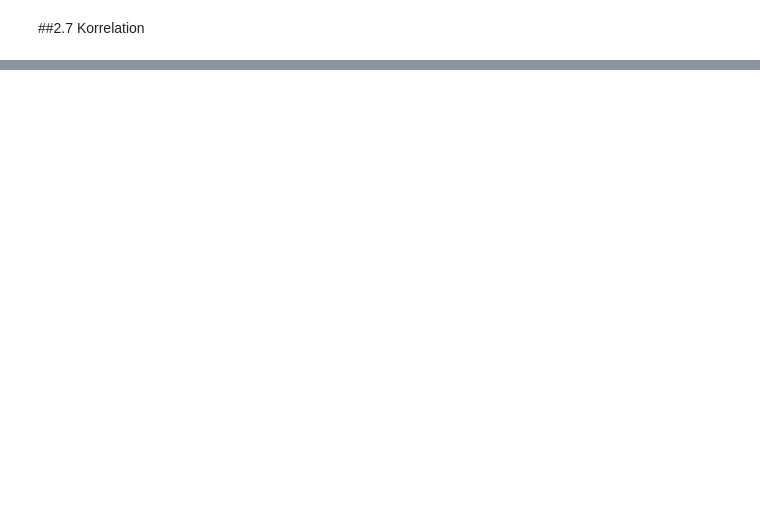
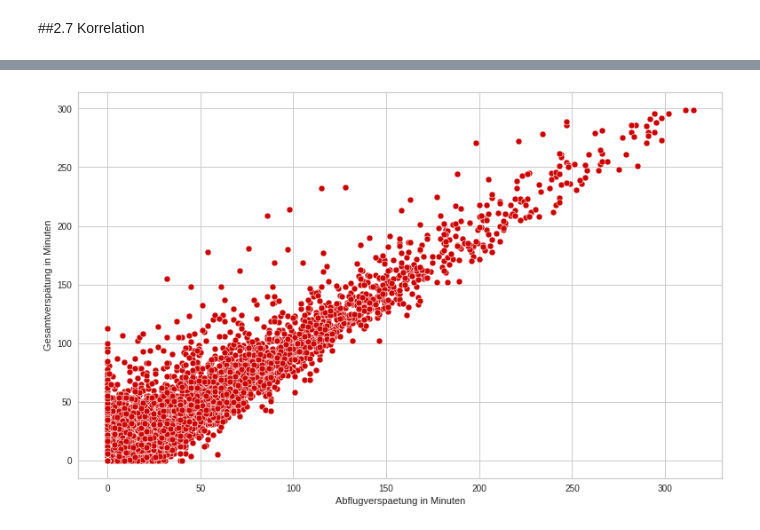
Before and after one commit to AliceKitchkin/Unsupervised-Machine-Learning, a Jupyter notebook: AirlinePassengerSatisfaction.ipynb, the cells around one changed output, grey strips where cells are left out. Drawn from its saved outputs; the diff is of its cells as text; code cells hidden in the pictures; blank space fills up the shorter version.

```diff
--- a/AirlinePassengerSatisfaction.ipynb
+++ b/AirlinePassengerSatisfaction.ipynb
@@ -363,0 +414,5 @@ Text(0.5, 1.0, 'Correlation Heatmap')
+# %%
+plt.figure(figsize=(13,8))
+sns.scatterplot(x=data_final['Abflugverspaetung in Minuten'], y=data_final['Gesamtverspätung in Minuten'], color='#cc0000');
+# %% [output]
+[figure, added]
```
Also changed, not shown: parts of 25 cells of this notebook.
